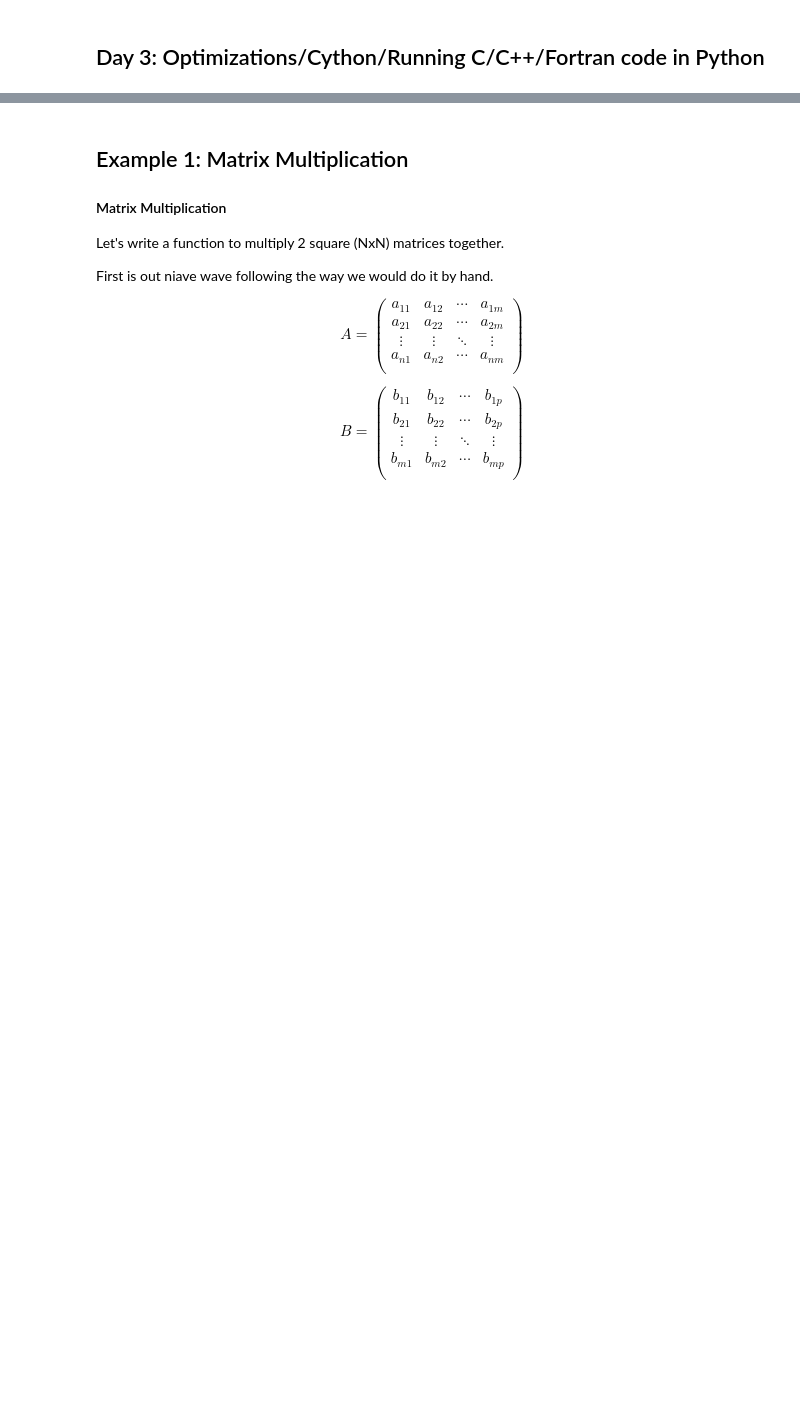
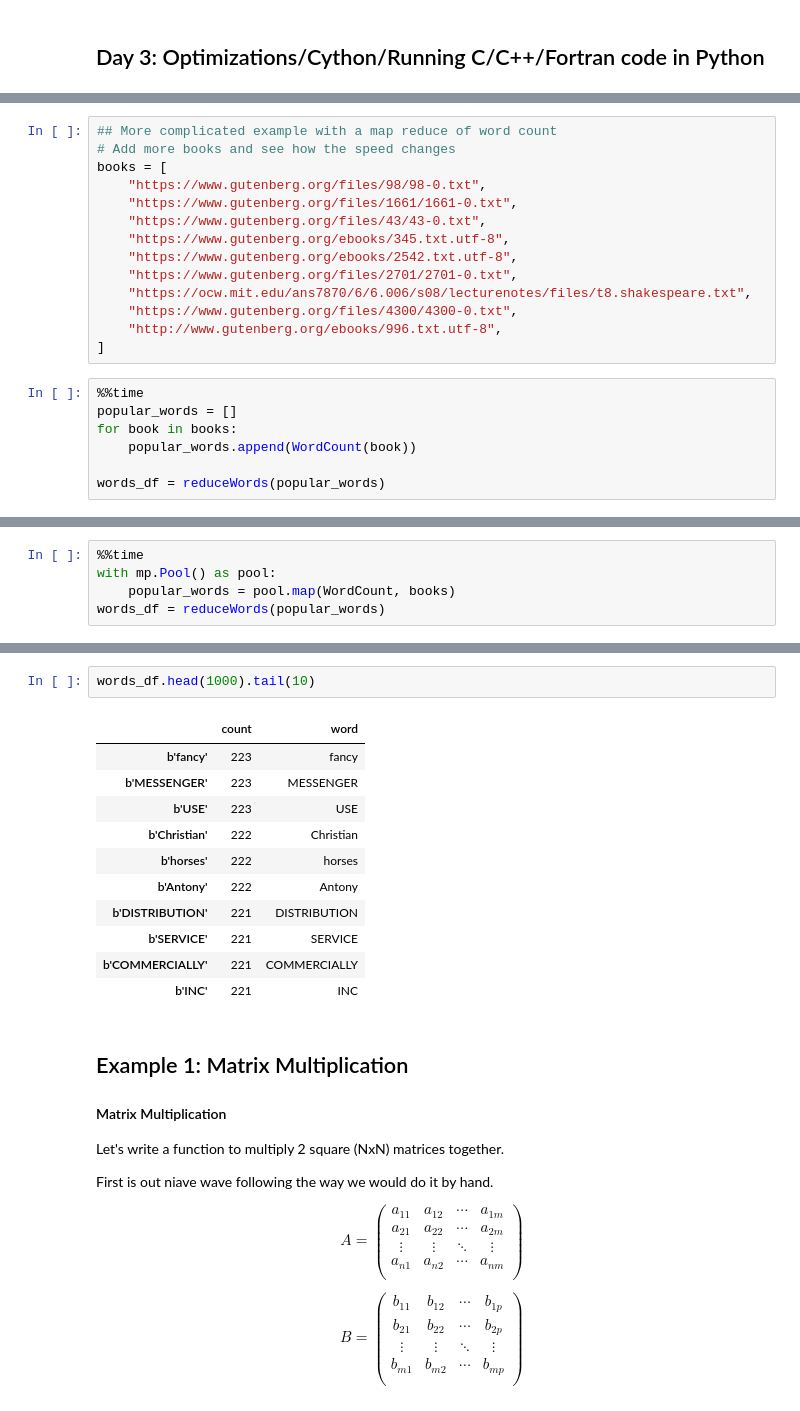
Before and after one commit to jpierel14/USC_PythonCourse_2019, a Jupyter notebook: Day_3/day_3_teaching.ipynb, the cells around one changed output, grey strips where cells are left out. Cells and saved outputs as stored; diff of their text form; blank space fills up the shorter version.

```diff
--- a/Day_3/day_3_teaching.ipynb
+++ b/Day_3/day_3_teaching.ipynb
@@ -13,0 +117,21 @@ import time
+# %%
+## More complicated example with a map reduce of word count
+# Add more books and see how the speed changes
+books = [
+    "https://www.gutenberg.org/files/98/98-0.txt",
+    "https://www.gutenberg.org/files/1661/1661-0.txt",
+    "https://www.gutenberg.org/files/43/43-0.txt",
+    "https://www.gutenberg.org/ebooks/345.txt.utf-8",
+    "https://www.gutenberg.org/ebooks/2542.txt.utf-8",
+    "https://www.gutenberg.org/files/2701/2701-0.txt",
+    "https://ocw.mit.edu/ans7870/6/6.006/s08/lecturenotes/files/t8.shakespeare.txt",
+    "https://www.gutenberg.org/files/4300/4300-0.txt",
+    "http://www.gutenberg.org/ebooks/996.txt.utf-8",
+]
+# %%
+%%time
+popular_words = []
+for book in books:
+    popular_words.append(WordCount(book))
+
+words_df = reduceWords(popular_words)
@@ -13,0 +141,5 @@ import time
+# %%
+%%time
+with mp.Pool() as pool:
+    popular_words = pool.map(WordCount, books)
+words_df = reduceWords(popular_words)
@@ -14,3 +156,17 @@ import time
+# %%
+words_df.head(1000).tail(10)
+# %% [output]
+|  | count | word |
+| b'fancy' | 223 | fancy |
+| b'MESSENGER' | 223 | MESSENGER |
+| b'USE' | 223 | USE |
+| b'Christian' | 222 | Christian |
+| b'horses' | 222 | horses |
+| b'Antony' | 222 | Antony |
+| b'DISTRIBUTION' | 221 | DISTRIBUTION |
+| b'SERVICE' | 221 | SERVICE |
+| b'COMMERCIALLY' | 221 | COMMERCIALLY |
+| b'INC' | 221 | INC |
 # %% [markdown]
 ## Example 1: Matrix Multiplication
 
```
Also changed, not shown: parts of 37 cells of this notebook.
